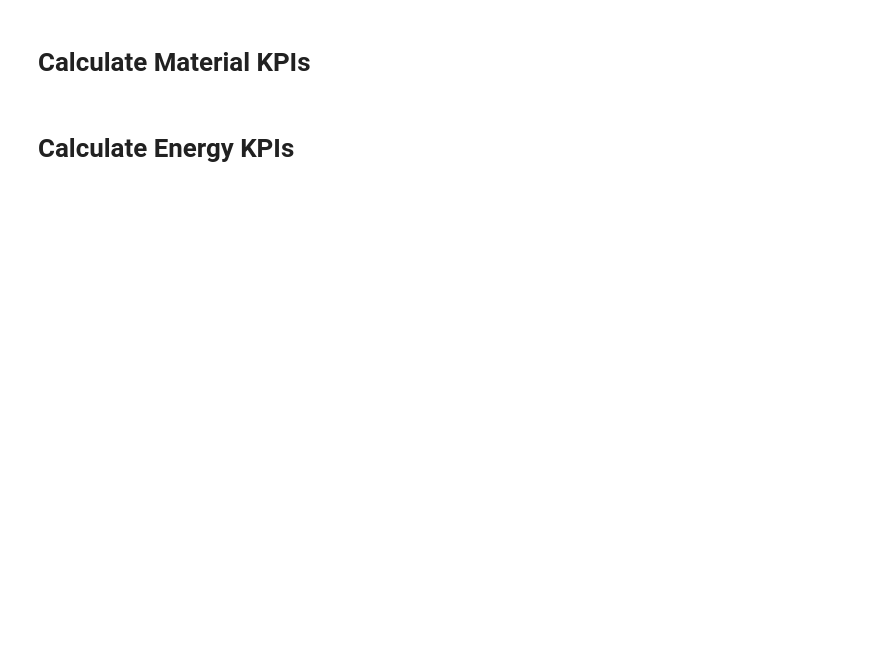
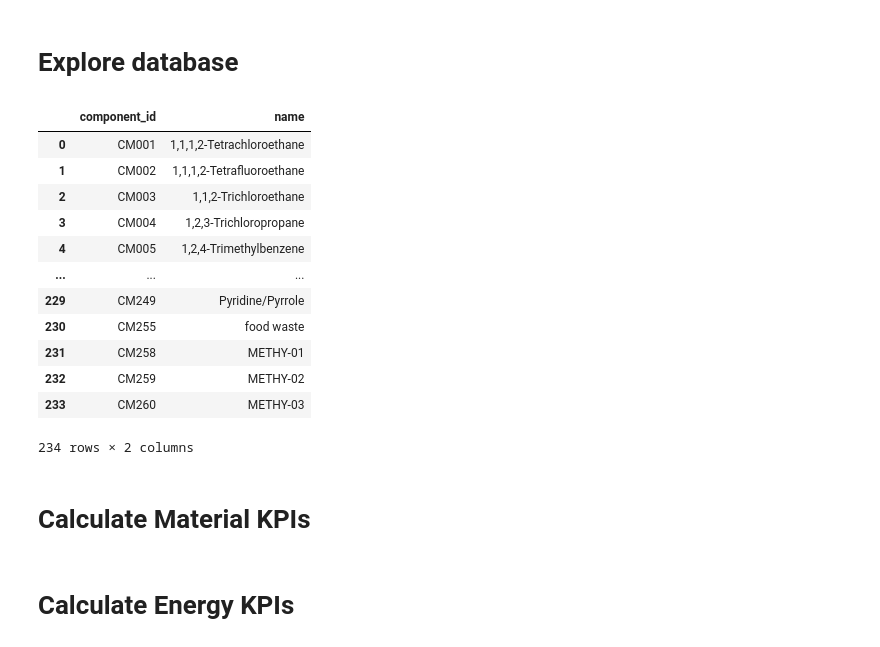
Before and after one commit to Rud-X/ieintr_cluster_mapper, a Jupyter notebook: data_exploration/05_network_analysis/ch6_calc.ipynb, the cells around one changed output. Cells and saved outputs as stored; diff of their text form; code cells hidden in the pictures; blank space fills up the shorter version.

```diff
--- a/data_exploration/05_network_analysis/ch6_calc.ipynb
+++ b/data_exploration/05_network_analysis/ch6_calc.ipynb
@@ -7,2 +8,38 @@ import openpyxl
+# %% [markdown]
+# Explore database
+# %%
+import sqlite3
+
+db_path = "../../industrial_cluster.db"
+conn = sqlite3.connect(db_path)
+
+# Show all tables in the database
+query = "SELECT name FROM sqlite_master WHERE type='table';"
+tables = pd.read_sql_query(query, conn)
+# print(tables)
+
+# Show all columns in the 'components' table
+query = "PRAGMA table_info('components');"
+columns = pd.read_sql_query(query, conn)
+# print(columns)
+
+# Show all records in the 'components' table with columns "component_id" and "name"
+query = "SELECT component_id, name FROM components;"
+components = pd.read_sql_query(query, conn)
+display(components)
+# %% [output]
+|  | component_id | name |
+| 0 | CM001 | 1,1,1,2-Tetrachloroethane |
+| 1 | CM002 | 1,1,1,2-Tetrafluoroethane |
+| 2 | CM003 | 1,1,2-Trichloroethane |
+| 3 | CM004 | 1,2,3-Trichloropropane |
+| 4 | CM005 | 1,2,4-Trimethylbenzene |
+| ... | ... | ... |
+| 229 | CM249 | Pyridine/Pyrrole |
+| 230 | CM255 | food waste |
+| 231 | CM258 | METHY-01 |
+| 232 | CM259 | METHY-02 |
+| 233 | CM260 | METHY-03 |
+234 rows × 2 columns
 # %% [markdown]
 # Calculate Material KPIs
```
Also changed, not shown: parts of 15 cells of this notebook, 34 other files.
